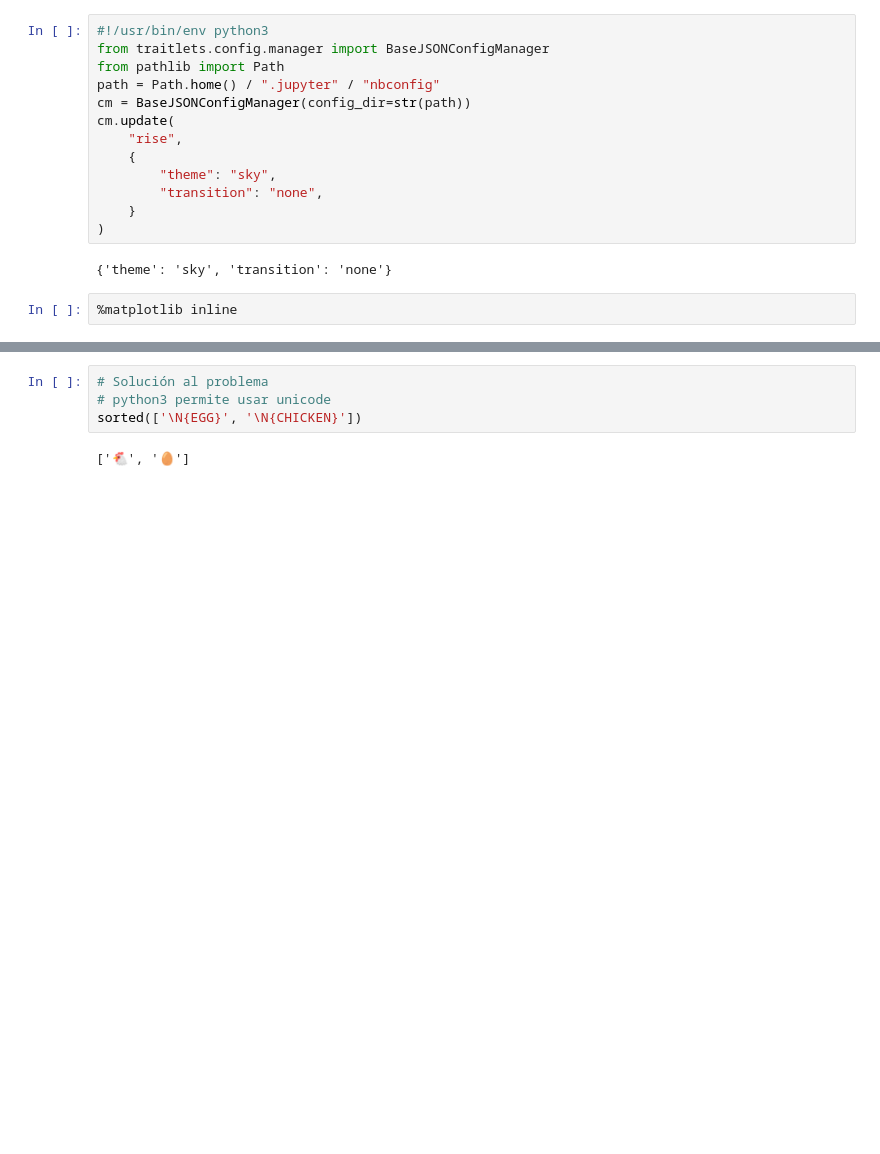
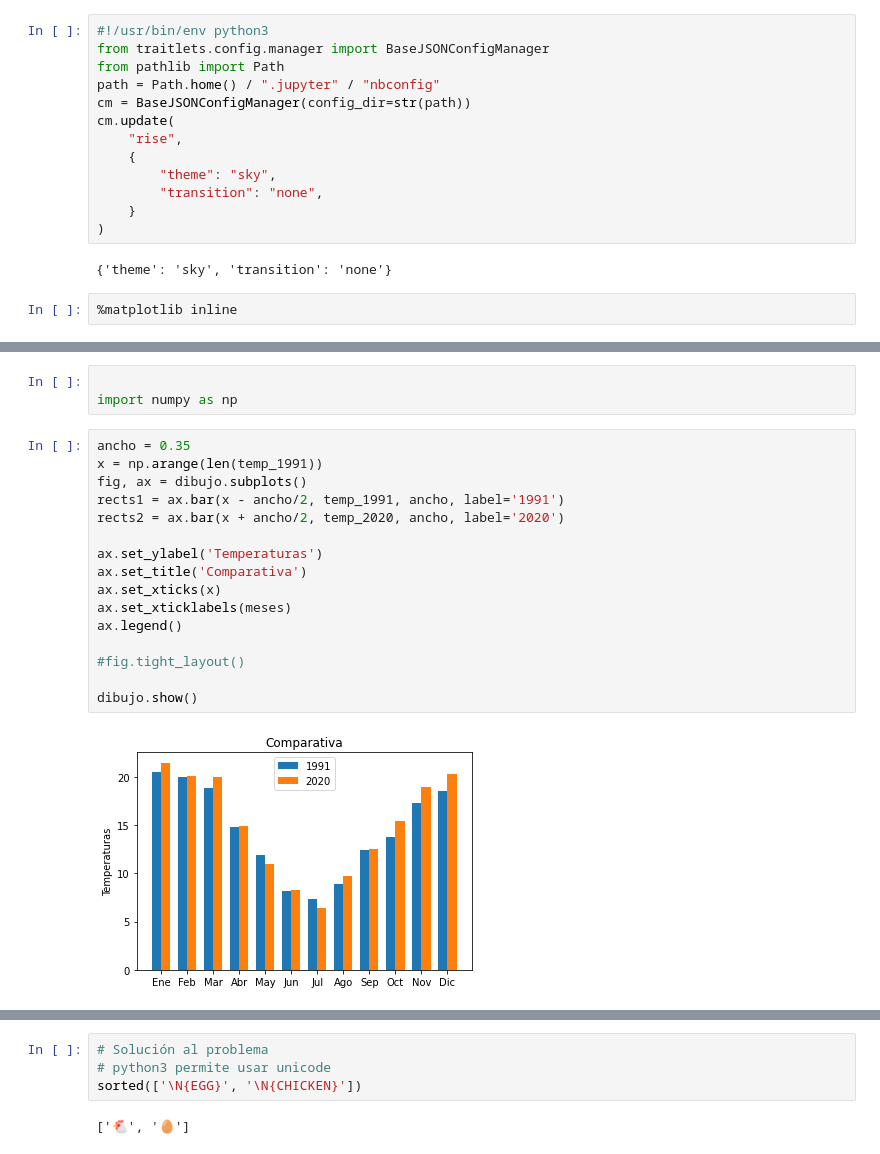
Before and after one commit to sebastiandres/pycon_ar, a Jupyter notebook: Parte 2.ipynb, the cells around one changed output, grey strips where cells are left out. Drawn from its saved outputs; the diff is of its cells as text; blank space fills up the shorter version.

```diff
--- a/Parte 2.ipynb
+++ b/Parte 2.ipynb
@@ -37,0 +103,21 @@ Las slides de la presentación están en [linktr.ee/sebastiandres](https://linkt
+# %%
+
+import numpy as np
+# %%
+ancho = 0.35
+x = np.arange(len(temp_1991))
+fig, ax = dibujo.subplots()
+rects1 = ax.bar(x - ancho/2, temp_1991, ancho, label='1991')
+rects2 = ax.bar(x + ancho/2, temp_2020, ancho, label='2020')
+
+ax.set_ylabel('Temperaturas')
+ax.set_title('Comparativa')
+ax.set_xticks(x)
+ax.set_xticklabels(meses)
+ax.legend()
+
+#fig.tight_layout()
+
+dibujo.show()
+# %% [output]
+[figure, added]
```
Also changed, not shown: parts of 28 cells of this notebook.
